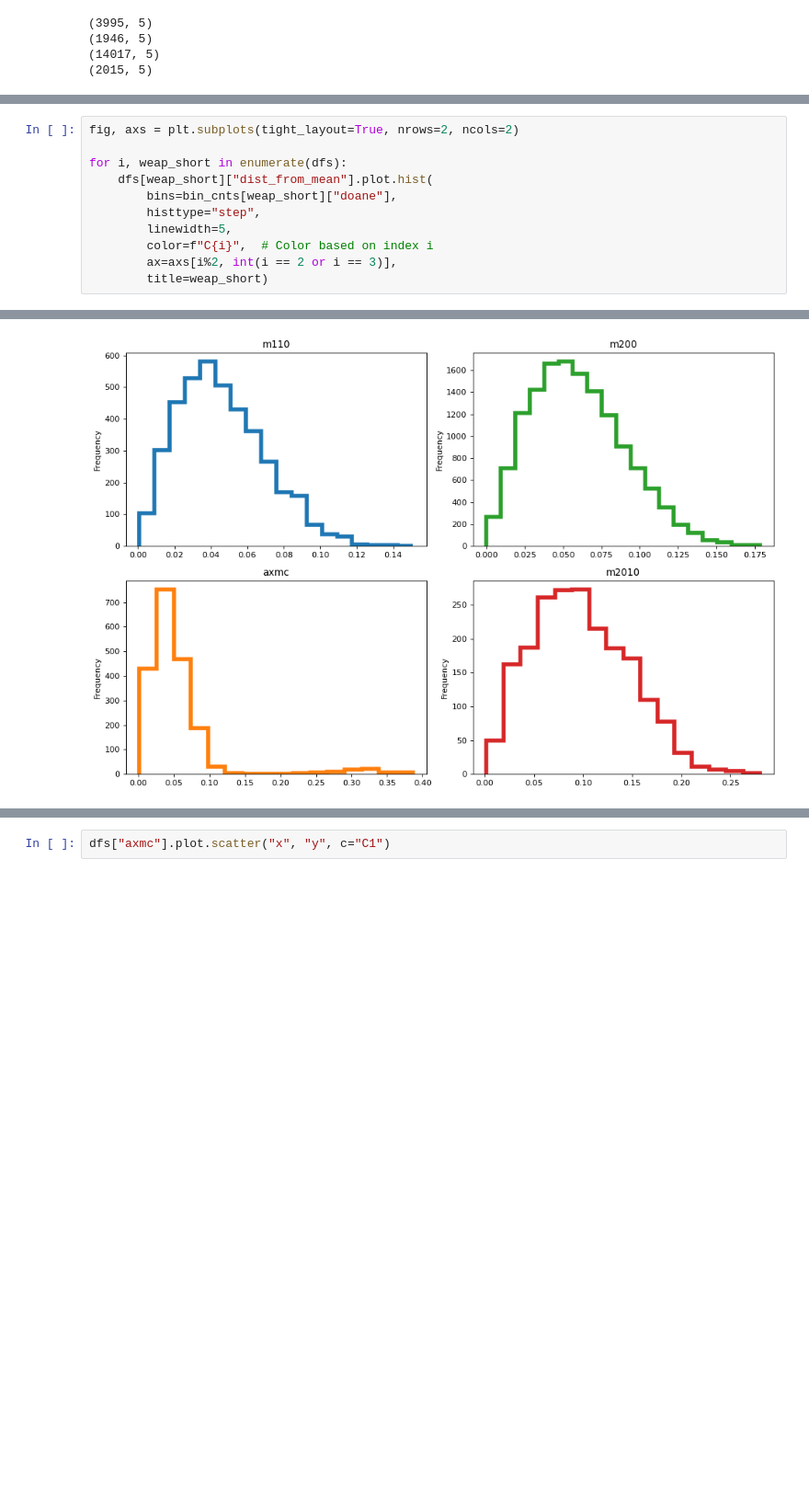
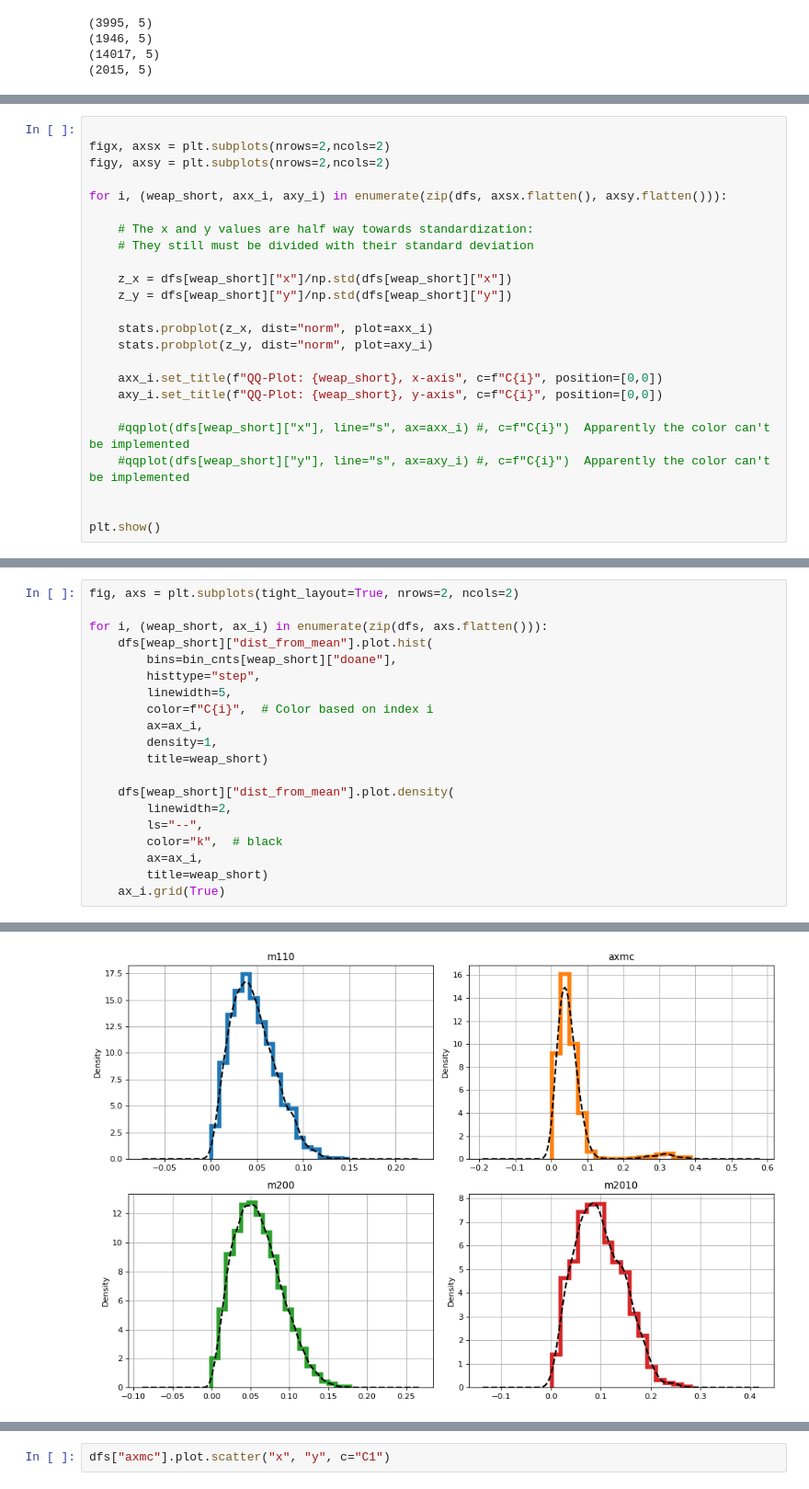
Before and after one commit to P1ker1/ACE3-AB-Zeroer, a Jupyter notebook: Python/src/shot_grouping.ipynb, the cells around one changed output, grey strips where cells are left out. Shown at 92% size. Cells and saved outputs as stored; diff of their text form; blank space fills up the shorter version.

```diff
--- a/Python/src/shot_grouping.ipynb
+++ b/Python/src/shot_grouping.ipynb
@@ -264,0 +299,24 @@ for weap_short in iter_df["weap_short"].to_list():
+# %%
+
+figx, axsx = plt.subplots(nrows=2,ncols=2)
+figy, axsy = plt.subplots(nrows=2,ncols=2)
+
+for i, (weap_short, axx_i, axy_i) in enumerate(zip(dfs, axsx.flatten(), axsy.flatten())):
+
+    # The x and y values are half way towards standardization:
+    # They still must be divided with their standard deviation
+
+    z_x = dfs[weap_short]["x"]/np.std(dfs[weap_short]["x"])
+    z_y = dfs[weap_short]["y"]/np.std(dfs[weap_short]["y"])
+
+    stats.probplot(z_x, dist="norm", plot=axx_i)
+    stats.probplot(z_y, dist="norm", plot=axy_i)
+
+    axx_i.set_title(f"QQ-Plot: {weap_short}, x-axis", c=f"C{i}", position=[0,0])
+    axy_i.set_title(f"QQ-Plot: {weap_short}, y-axis", c=f"C{i}", position=[0,0])
+
+    #qqplot(dfs[weap_short]["x"], line="s", ax=axx_i) #, c=f"C{i}")  Apparently the color can't be implemented
+    #qqplot(dfs[weap_short]["y"], line="s", ax=axy_i) #, c=f"C{i}")  Apparently the color can't be implemented
+
+
+plt.show()
@@ -268,12 +330,21 @@ Let's start the data inspection by checking how far the shots landed from the me
 # %%
 fig, axs = plt.subplots(tight_layout=True, nrows=2, ncols=2)
 
-for i, weap_short in enumerate(dfs):
+for i, (weap_short, ax_i) in enumerate(zip(dfs, axs.flatten())):
     dfs[weap_short]["dist_from_mean"].plot.hist(
         bins=bin_cnts[weap_short]["doane"],
         histtype="step",
         linewidth=5,
         color=f"C{i}",  # Color based on index i
-        ax=axs[i%2, int(i == 2 or i == 3)],
+        ax=ax_i,
+        density=1,
         title=weap_short)
+
+    dfs[weap_short]["dist_from_mean"].plot.density(
+        linewidth=2,
+        ls="--",
+        color="k",  # black
+        ax=ax_i,
+        title=weap_short)
+    ax_i.grid(True)
 # %% [output]
@@ -284,2 +351,2 @@ for i, weap_short in enumerate(dfs):
-[figure, old version]
+[figure, new version]
 # %% [markdown]
```
Also changed, not shown: parts of 34 cells of this notebook.
